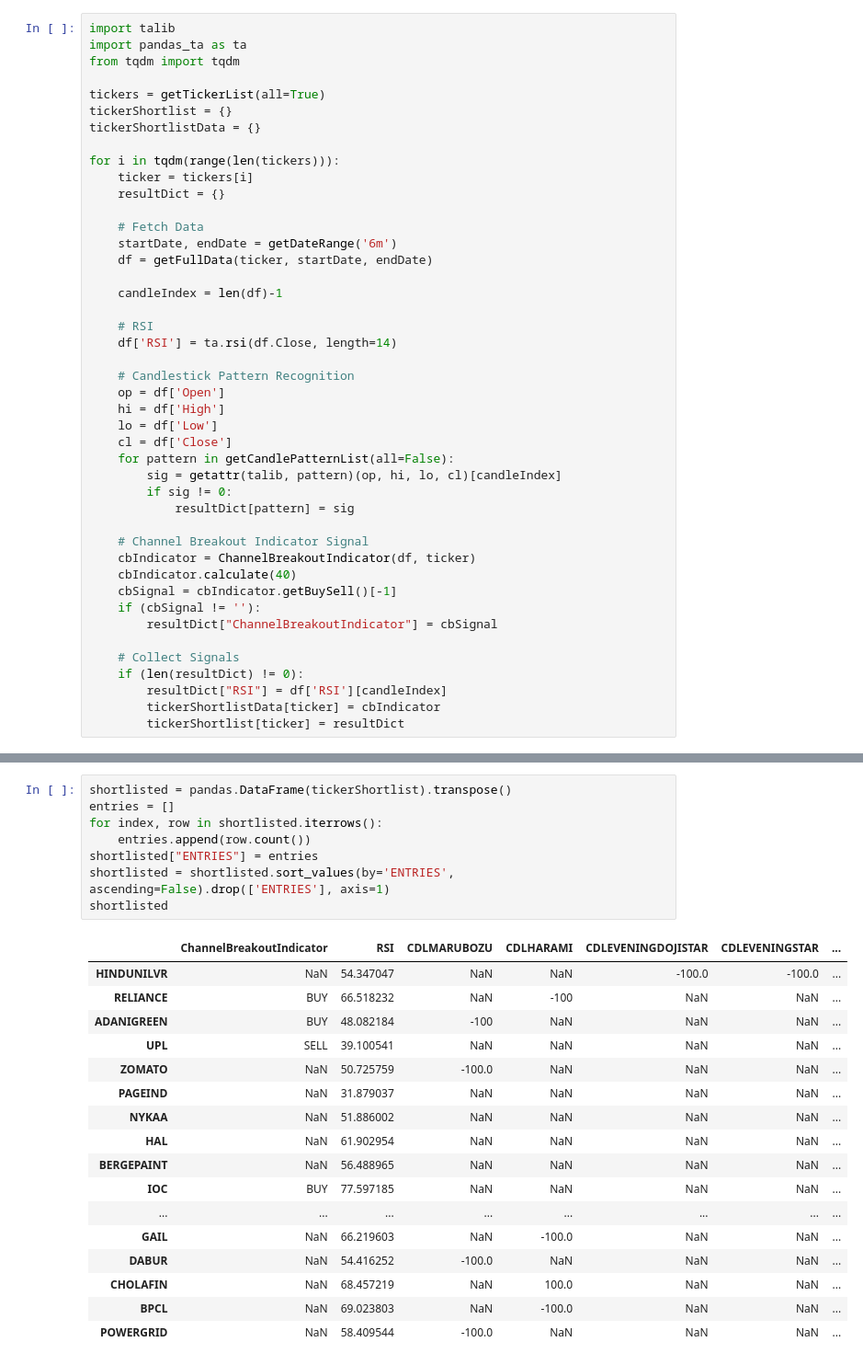
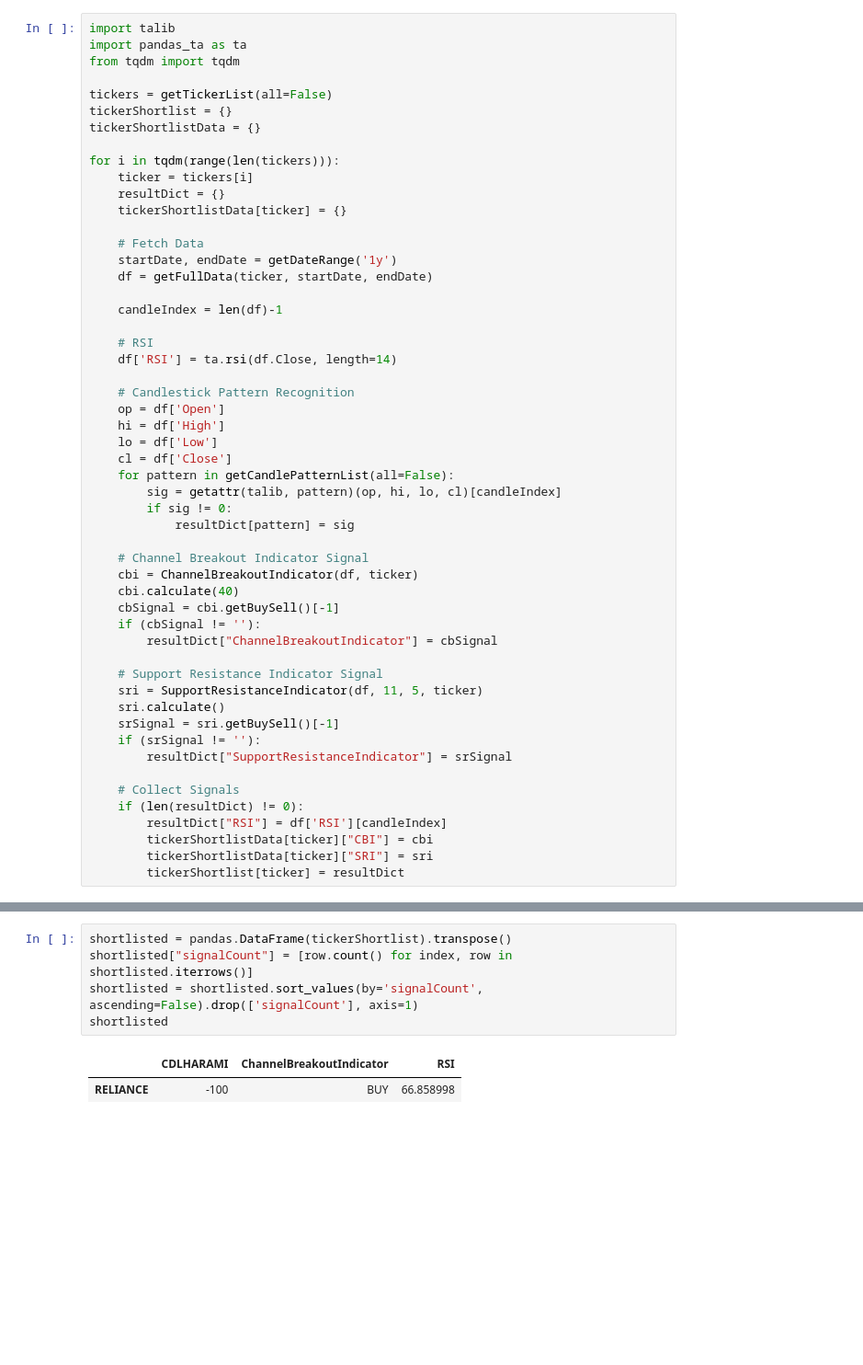
Before and after one commit to Aniruddh97/trading-bot, a Jupyter notebook: jupyter/main.ipynb, the cells around one changed output, grey strips where cells are left out. Shown at 92% size. Drawn from its saved outputs; the diff is of its cells as text; blank space fills up the shorter version.

```diff
--- a/jupyter/main.ipynb
+++ b/jupyter/main.ipynb
@@ -15,16 +15,17 @@ import talib
 import pandas_ta as ta
 from tqdm import tqdm
 
-tickers = getTickerList(all=True)
+tickers = getTickerList(all=False)
 tickerShortlist = {}
 tickerShortlistData = {}
 
 for i in tqdm(range(len(tickers))):
     ticker = tickers[i]
     resultDict = {}
+    tickerShortlistData[ticker] = {}
 
     # Fetch Data
-    startDate, endDate = getDateRange('6m')
+    startDate, endDate = getDateRange('1y')
     df = getFullData(ticker, startDate, endDate)
 
     candleIndex = len(df)-1
@@ -43,14 +44,22 @@ for i in tqdm(range(len(tickers))):
             resultDict[pattern] = sig
 
     # Channel Breakout Indicator Signal
-    cbIndicator = ChannelBreakoutIndicator(df, ticker)
-    cbIndicator.calculate(40)
-    cbSignal = cbIndicator.getBuySell()[-1]
+    cbi = ChannelBreakoutIndicator(df, ticker)
+    cbi.calculate(40)
+    cbSignal = cbi.getBuySell()[-1]
     if (cbSignal != ''):
         resultDict["ChannelBreakoutIndicator"] = cbSignal
+
+    # Support Resistance Indicator Signal
+    sri = SupportResistanceIndicator(df, 11, 5, ticker)
+    sri.calculate()
+    srSignal = sri.getBuySell()[-1]
+    if (srSignal != ''):
+        resultDict["SupportResistanceIndicator"] = srSignal
 
     # Collect Signals
     if (len(resultDict) != 0):
         resultDict["RSI"] = df['RSI'][candleIndex]
-        tickerShortlistData[ticker] = cbIndicator
+        tickerShortlistData[ticker]["CBI"] = cbi
+        tickerShortlistData[ticker]["SRI"] = sri
         tickerShortlist[ticker] = resultDict
@@ -57,29 +79,11 @@ for i in tqdm(range(len(tickers))):
 # %%
 shortlisted = pandas.DataFrame(tickerShortlist).transpose()
-entries = []
-for index, row in shortlisted.iterrows():
-    entries.append(row.count())
-shortlisted["ENTRIES"] = entries
-shortlisted = shortlisted.sort_values(by='ENTRIES', ascending=False).drop(['ENTRIES'], axis=1)
+shortlisted["signalCount"] = [row.count() for index, row in shortlisted.iterrows()]
+shortlisted = shortlisted.sort_values(by='signalCount', ascending=False).drop(['signalCount'], axis=1)
 shortlisted
 # %% [output]
-|  | ChannelBreakoutIndicator | RSI | CDLMARUBOZU | CDLHARAMI | CDLEVENINGDOJISTAR | CDLEVENINGSTAR | ... |
-| HINDUNILVR | NaN | 54.347047 | NaN | NaN | -100.0 | -100.0 | ... |
-| RELIANCE | BUY | 66.518232 | NaN | -100 | NaN | NaN | ... |
-| ADANIGREEN | BUY | 48.082184 | -100 | NaN | NaN | NaN | ... |
-| UPL | SELL | 39.100541 | NaN | NaN | NaN | NaN | ... |
-| ZOMATO | NaN | 50.725759 | -100.0 | NaN | NaN | NaN | ... |
-| PAGEIND | NaN | 31.879037 | NaN | NaN | NaN | NaN | ... |
-| NYKAA | NaN | 51.886002 | NaN | NaN | NaN | NaN | ... |
-| HAL | NaN | 61.902954 | NaN | NaN | NaN | NaN | ... |
-| BERGEPAINT | NaN | 56.488965 | NaN | NaN | NaN | NaN | ... |
-| IOC | BUY | 77.597185 | NaN | NaN | NaN | NaN | ... |
-| ... | ... | ... | ... | ... | ... | ... | ... |
-| GAIL | NaN | 66.219603 | NaN | -100.0 | NaN | NaN | ... |
-| DABUR | NaN | 54.416252 | -100.0 | NaN | NaN | NaN | ... |
-| CHOLAFIN | NaN | 68.457219 | NaN | 100.0 | NaN | NaN | ... |
-| BPCL | NaN | 69.023803 | NaN | -100.0 | NaN | NaN | ... |
-| POWERGRID | NaN | 58.409544 | -100.0 | NaN | NaN | NaN | ... |
+|  | CDLHARAMI | ChannelBreakoutIndicator | RSI |
+| RELIANCE | -100 | BUY | 66.858998 |
 # %%
 for ticker in shortlisted.index:
     print(tickerShortlist[ticker])
```
Also changed, not shown: parts of 5 cells of this notebook, 7 other files.
